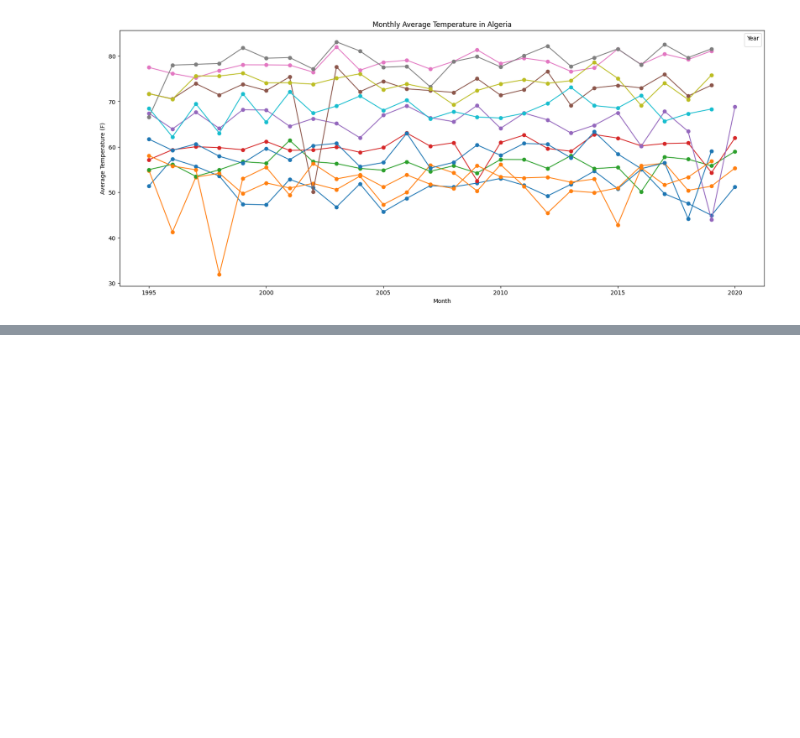
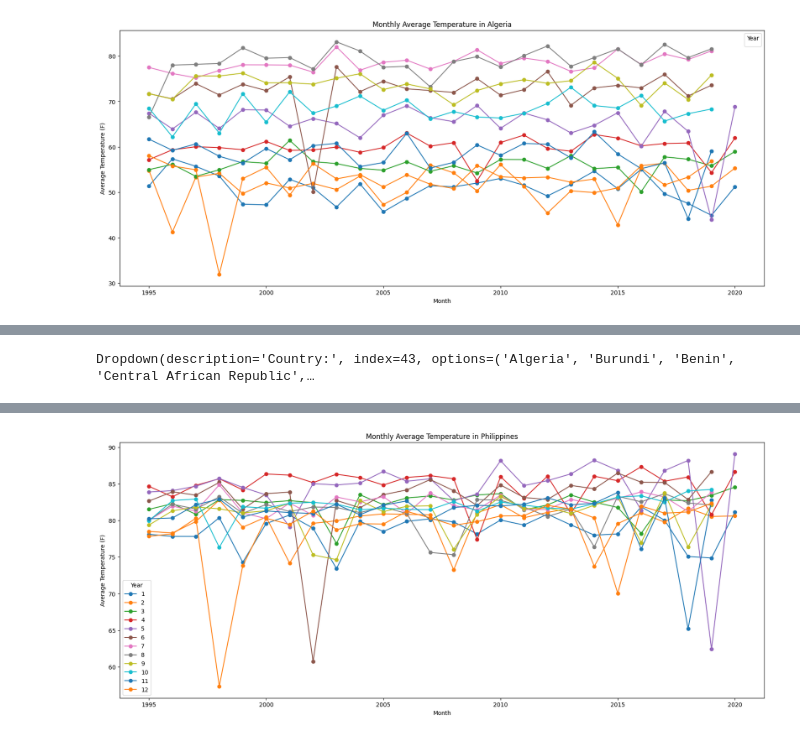
Before and after one commit to miguelangel18241/Probabilities, a Jupyter notebook: Assessment3_DMV.ipynb, the cells around one changed output, grey strips where cells are left out. Drawn from its saved outputs; the diff is of its cells as text; code cells hidden in the pictures; blank space fills up the shorter version.

```diff
--- a/Assessment3_DMV.ipynb
+++ b/Assessment3_DMV.ipynb
@@ -333,0 +334,53 @@ Dropdown(description='Country:', options=('Algeria', 'Burundi', 'Benin', 'Centra
+# %%
+
+# Convert 'Year' column to categorical
+df['Year'] = pd.Categorical(df['Year'])
+
+# Create a dropdown for selecting a country
+countries = df['Country'].unique()
+country_dropdown = widgets.Dropdown(
+    options=countries,
+    description='Country:',
+    disabled=False,
+)
+
+# Create a button for searching
+search_button = widgets.Button(
+    description='Search',
+    disabled=False,
+    button_style='',
+    tooltip='Click to search',
+    icon='search'
+)
+
+def plot_temperature(country):
+    # Filter data for the selected country
+    country_data = df[df['Country'] == country]
+
+    # Calculate monthly average temperature
+    monthly_avg_temp = country_data.groupby(['Year', 'Month'])['AvgTemperature'].mean().unstack()
+
+    # Plot monthly average temperature
+    plt.figure(figsize=(20, 8))
+    for year in monthly_avg_temp.columns:
+        plt.plot(monthly_avg_temp.index, monthly_avg_temp[year], marker='o', label=str(year))
+    plt.title(f'Monthly Average Temperature in {country}')
+    plt.xlabel('Month')
+    plt.ylabel('Average Temperature (F)')
+    plt.legend(title='Year')
+    plt.show()
+
+# Function to update the plot based on the selected country
+def on_button_click(b):
+    clear_output(wait=True)
+    display(country_dropdown, search_button)
+    plot_temperature(country_dropdown.value)
+
+# Set up the button click event
+search_button.on_click(on_button_click)
+
+# Display the dropdown and button
+display(country_dropdown)
+display(search_button)
+# %% [output]
+Dropdown(description='Country:', index=43, options=('Algeria', 'Burundi', 'Benin', 'Central African Republic',…
@@ -333,0 +388 @@ Dropdown(description='Country:', options=('Algeria', 'Burundi', 'Benin', 'Centra
+[figure, added]
```
Also changed, not shown: parts of 2 cells of this notebook.
